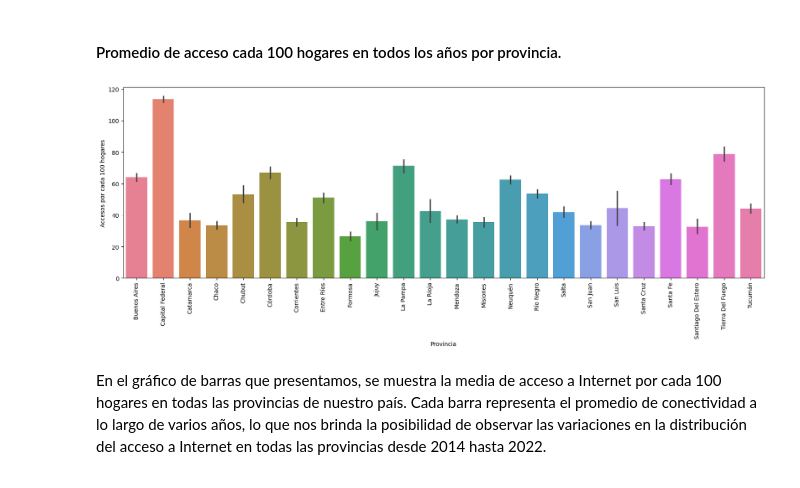
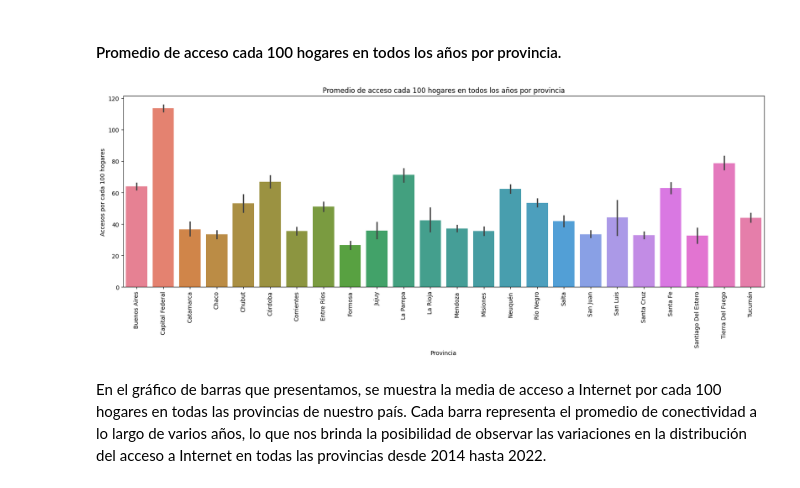
Before and after one commit to DamianAlbarino/Data-analysis-de-telecomunicaciones, a Jupyter notebook: EDA.ipynb, the cells around one changed output. Saved outputs shown, nothing was run; the diff lists cells and outputs as text; code cells hidden in the pictures.

```diff
--- a/EDA.ipynb
+++ b/EDA.ipynb
@@ -32,0 +51,2 @@ Cada columna contiene:
+# %%
+df['Provincia'] = df['Provincia'].astype('category')
@@ -56,10 +95,11 @@ Es importante tener en cuenta que las tendencias en la conectividad a Internet p
 # %%
 plt.figure(figsize=(20,6))
 sns.barplot(x='Provincia', y='Accesos por cada 100 hogares', data=df, hue='Provincia')
+plt.title('Promedio de acceso cada 100 hogares en todos los años por provincia')
 plt.xticks(rotation = 90)
 plt.show()
 # %% [output]
-[figure, old version]
+[figure, new version]
 # %% [markdown]
 En el gráfico de barras que presentamos, se muestra la media de acceso a Internet por cada 100 hogares en todas las provincias de nuestro país. Cada barra representa el promedio de conectividad a lo largo de varios años, lo que nos brinda la posibilidad de observar las variaciones en la distribución del acceso a Internet en todas las provincias desde 2014 hasta 2022.
 # %% [markdown]
```
Also changed, not shown: parts of 42 cells of this notebook, 2 other files.
